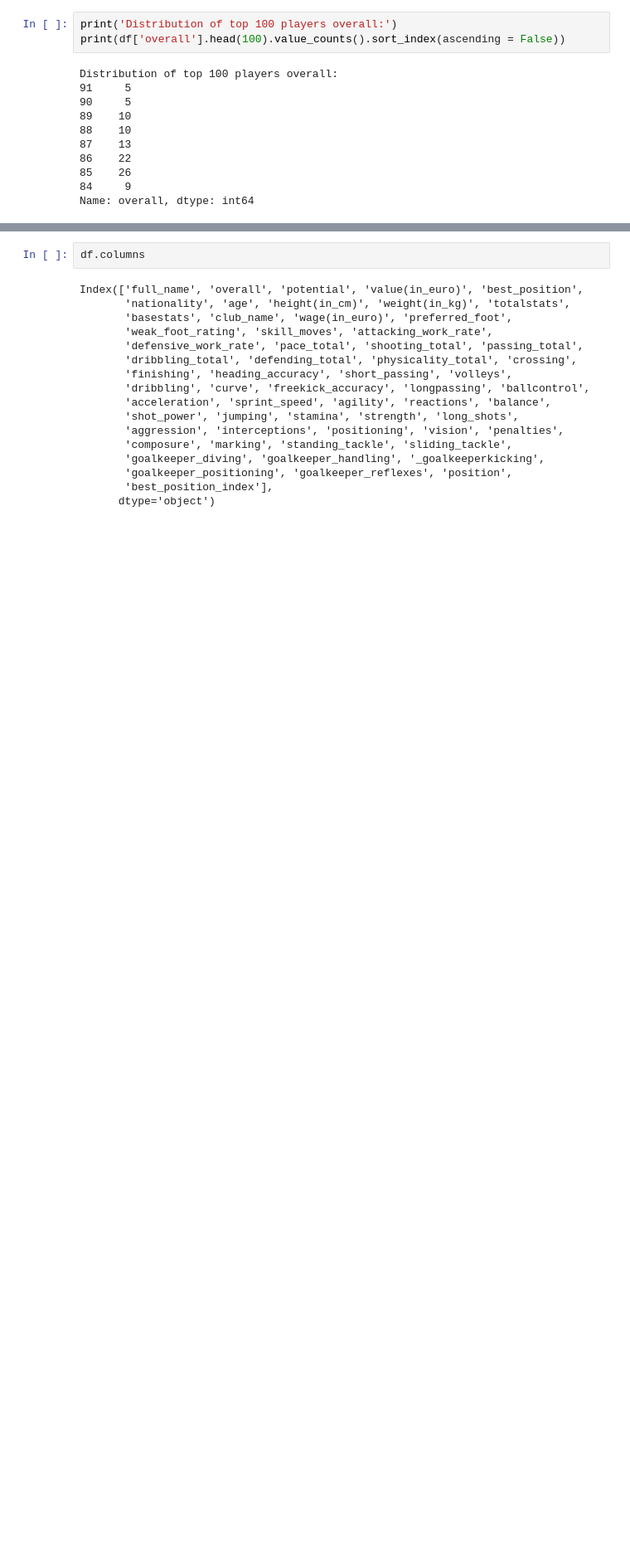
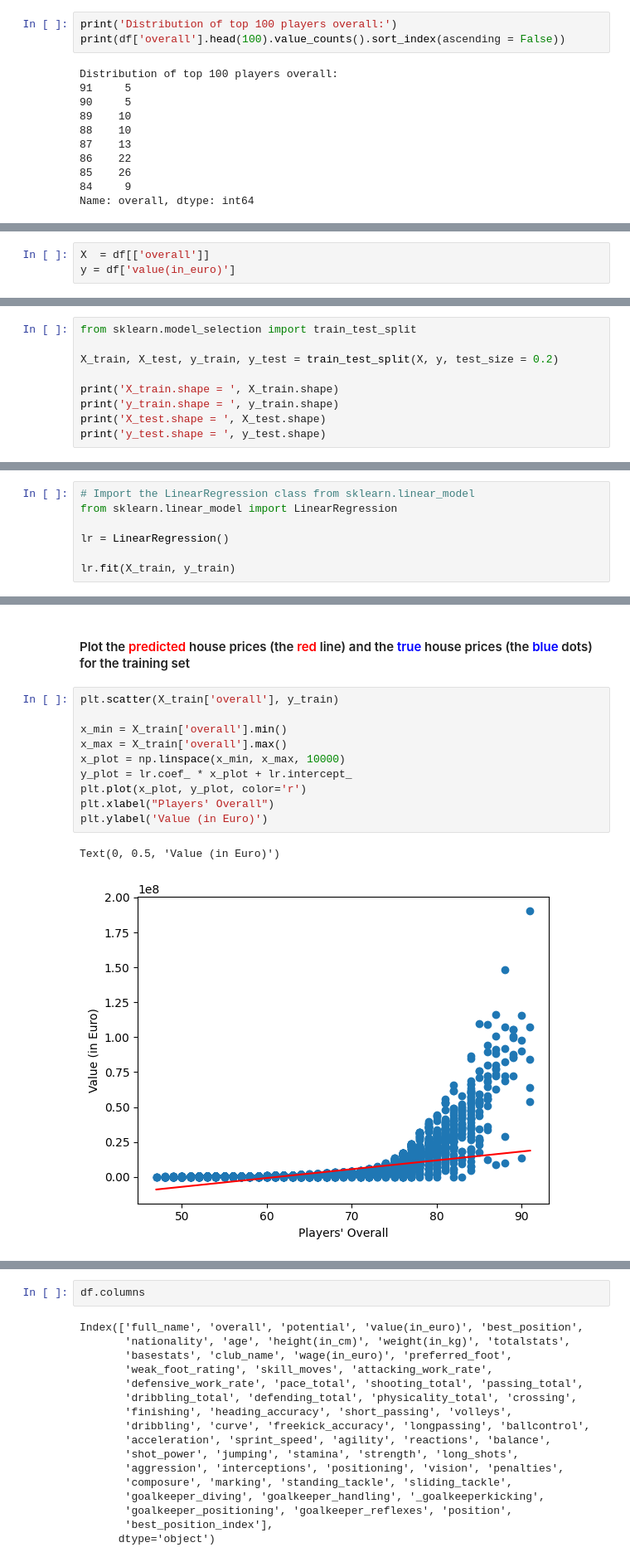
Before and after one commit to bradleyiversen21/ITEC4700_FinalProject, a Jupyter notebook: Project_Notebook.ipynb, the cells around one changed output, grey strips where cells are left out. Shown at 83% size. Drawn from its saved outputs; the diff is of its cells as text; blank space fills up the shorter version.

```diff
--- a/Project_Notebook.ipynb
+++ b/Project_Notebook.ipynb
@@ -357,0 +363,3 @@ df.head()
+# %%
+X  = df[['overall']]
+y = df['value(in_euro)']
@@ -357,0 +370,9 @@ df.head()
+# %%
+from sklearn.model_selection import train_test_split
+
+X_train, X_test, y_train, y_test = train_test_split(X, y, test_size = 0.2)
+
+print('X_train.shape = ', X_train.shape)
+print('y_train.shape = ', y_train.shape)
+print('X_test.shape = ', X_test.shape)
+print('y_test.shape = ', y_test.shape)
@@ -357,0 +405,7 @@ df.head()
+# %%
+# Import the LinearRegression class from sklearn.linear_model
+from sklearn.linear_model import LinearRegression
+
+lr = LinearRegression()
+
+lr.fit(X_train, y_train)
@@ -357,0 +461,15 @@ df.head()
+# %% [markdown]
+#### Plot the <font color='red'> predicted </font> house prices (the <font color='red'> red </font> line) and the <font color='blue'> true </font> house prices (the <font color='blue'> blue </font> dots) for the training set
+# %%
+plt.scatter(X_train['overall'], y_train)
+
+x_min = X_train['overall'].min()
+x_max = X_train['overall'].max()
+x_plot = np.linspace(x_min, x_max, 10000)
+y_plot = lr.coef_ * x_plot + lr.intercept_
+plt.plot(x_plot, y_plot, color='r')
+plt.xlabel("Players' Overall")
+plt.ylabel('Value (in Euro)')
+# %% [output]
+Text(0, 0.5, 'Value (in Euro)')
+[figure, added]
```
Also changed, not shown: parts of 65 cells of this notebook.
